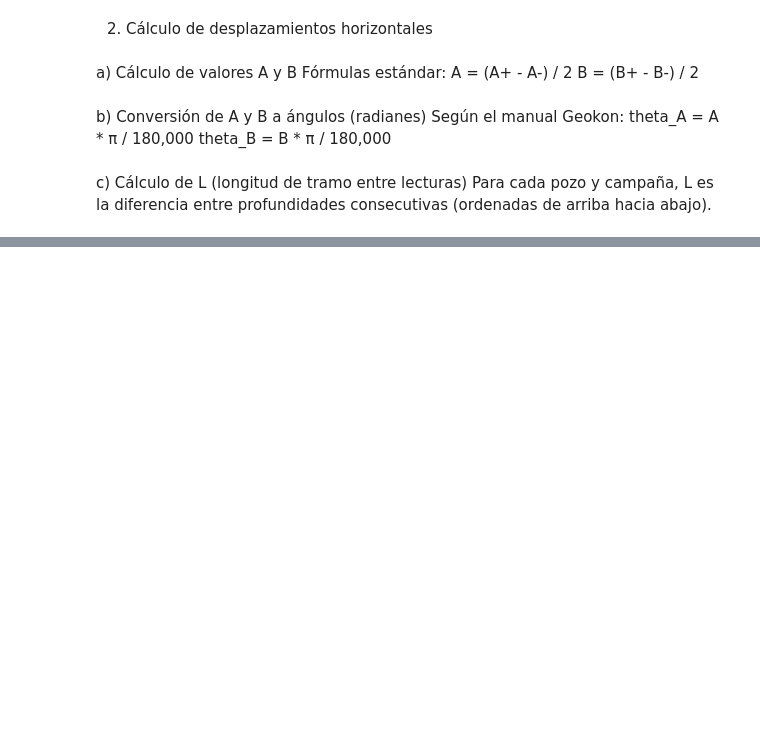
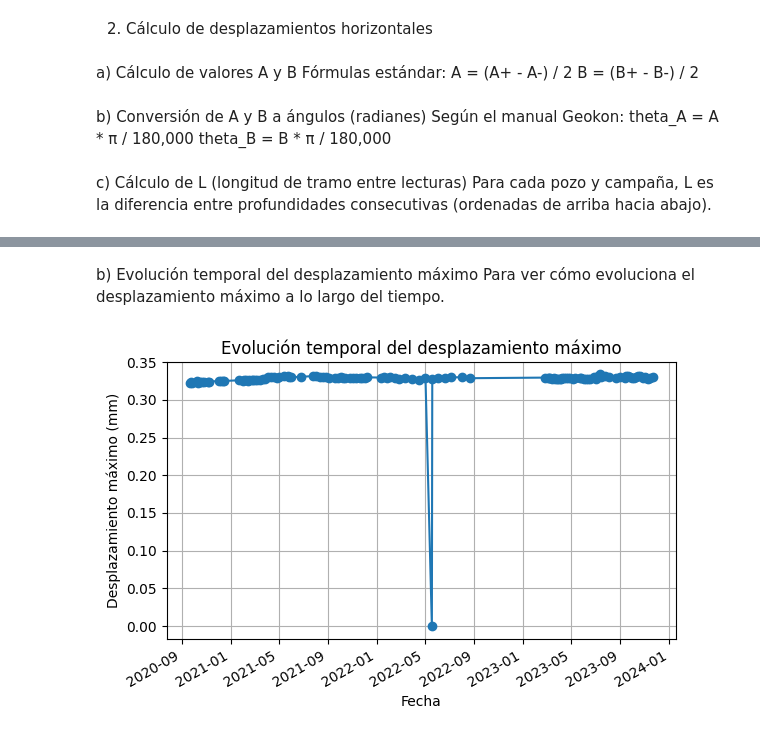
Before and after one commit to JorgeAccardi/auscultacion-presa, a Jupyter notebook: Análisis_de_Inclinómetros_(GKN).ipynb, the cells around one changed output, grey strips where cells are left out. Saved outputs shown, nothing was run; the diff lists cells and outputs as text; code cells hidden in the pictures; blank space fills up the shorter version.

```diff
--- a/Análisis_de_Inclinómetros_(GKN).ipynb
+++ b/Análisis_de_Inclinómetros_(GKN).ipynb
@@ -276,0 +392,15 @@ df_gkn['L'] = df_gkn.groupby(['Inclinómetro', 'Fecha'])['L'].ffill()
+# %% [markdown]
+b) Evolución temporal del desplazamiento máximo
+Para ver cómo evoluciona el desplazamiento máximo a lo largo del tiempo.
+# %%
+maximos = df_gkn.groupby('Fecha')['Rot_A'].max()
+plt.figure(figsize=(6,4))
+maximos.plot(marker='o')
+plt.ylabel('Desplazamiento máximo (mm)')
+plt.xlabel('Fecha')
+plt.title('Evolución temporal del desplazamiento máximo')
+plt.grid(True)
+plt.tight_layout()
+plt.show()
+# %% [output]
+[figure, added]
```
Also changed, not shown: parts of 14 cells of this notebook.
